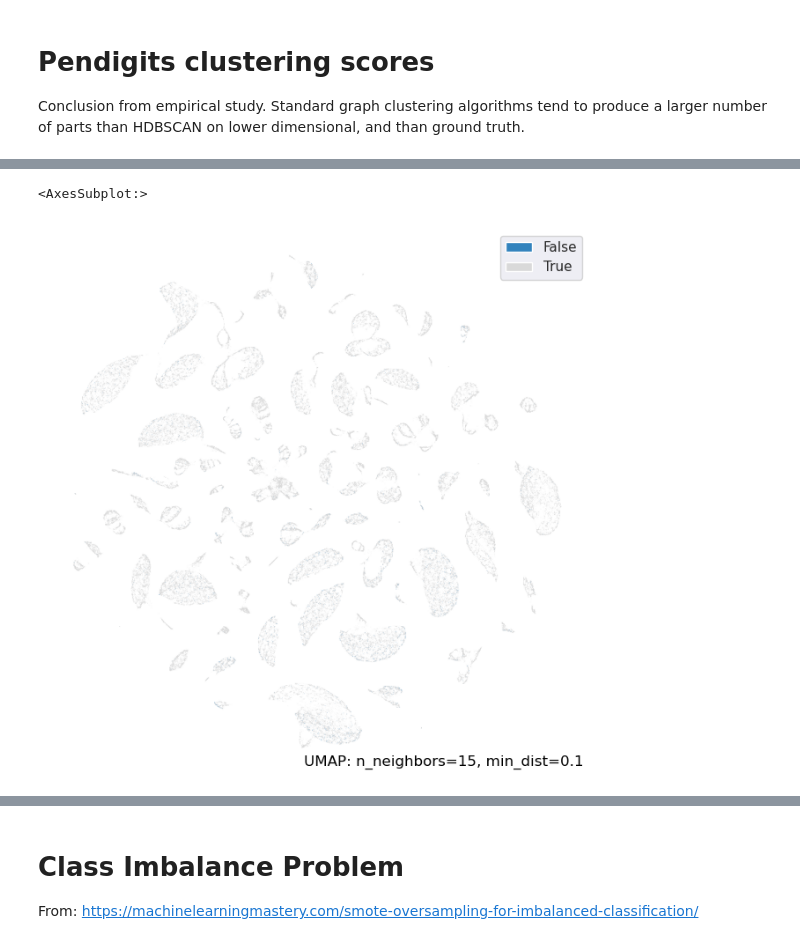
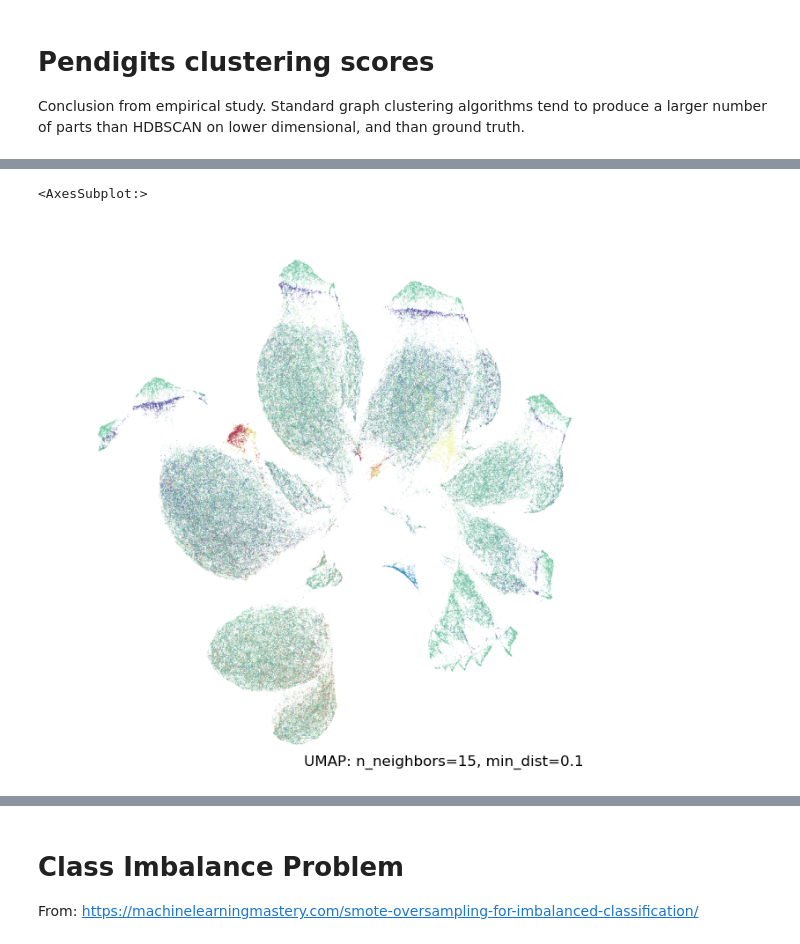
Before and after one commit to vpoulin/HighDimensionalClustering, a Jupyter notebook: notebooks/11-edge_classifier.ipynb, the cells around one changed output, grey strips where cells are left out. Saved outputs shown, nothing was run; the diff lists cells and outputs as text; code cells hidden in the pictures.

Commit message:
Edge Classifier

```diff
--- a/notebooks/11-edge_classifier.ipynb
+++ b/notebooks/11-edge_classifier.ipynb
@@ -54,15 +54,15 @@ Note: to be able to use all bipartite methods, you need to install some addition
 # %%
 def enrich_graph_edge_properties(G, vertex_high_representation=None):
 
-    G.es['umap_weight'] = G.es['weight']
+    G.es['umap_weight'] = [float(x) for x in G.es['weight']]
 
     simplices = G.cliques(min=3, max=3)
     edge_in_simplex = []
     for x in simplices:
         edge_in_simplex += G.get_eids([pair for pair in itertools.combinations(x, r=2)])
-    G.es["nb_triangles"] = 0
+    G.es["nb_triangles"] = float(0)
     for k, v in collections.Counter(edge_in_simplex).items():
-        G.es[k]["nb_triangles"] = v
+        G.es[k]["nb_triangles"] = float(v)
 
     for e in G.es:
         e['sigma_sum'] = sum([G.vs[e.target]['sigmas'],G.vs[e.source]['sigmas']])
@@ -75,7 +75,7 @@ def enrich_graph_edge_properties(G, vertex_high_representation=None):
         for v in G.vs:
             x = {e:G.es[e]['highdim_dist'] for e in G.incident(v)}
             for i,e in enumerate(sorted(x, key=x.get)):
-                G.es[e]['highdim_rank'] = i
+                G.es[e]['highdim_rank'] = float(i)
     return(G)
 # %%
 # Plotting the features using boxes
@@ -100,19 +118,19 @@ Conclusion from empirical study. Standard graph clustering algorithms tend to pr
 # %%
-def get_edge_concatures(dataset_id):
+from sklearn.preprocessing import RobustScaler
+def get_edge_features(dataset_id):
     raw_data, targets, dataset_name = get_dataset(dataset_id)
-    G = get_umap_graph(raw_data, dataset_id=dataset_id, set_op_mix_ratio=0)
+    G = get_umap_graph(raw_data, dataset_id=dataset_id, set_op_mix_ratio=1)
     G = graph_edge_class_from_labels(G, targets, attribute_name = 'internal')
 
     G = enrich_graph_edge_properties(G,
                                  vertex_high_representation=raw_data)
     edge_df = G.get_edge_dataframe()
-    eps = 0.001
-    edge_df['log_rank'] = np.log(edge_df.pop('highdim_rank')+eps)
-    edge_df['log_sigma'] = np.log(edge_df.pop('sigma_sum')+eps)
-    edge_df['log_rho'] = np.log(edge_df.pop('rho_sum')+eps)
-    edge_df['log_triangles'] = np.log(edge_df.pop('nb_triangles')+eps)
-    edge_df['dataset_id'] = dataset_id
+    edge_df['status'] = ['Internal' if x else 'External' for x in edge_df.internal ]
+    edge_df['dataset_name'] = dataset_name
     edge_df.pop('weight')
+    data_normalized = RobustScaler().fit_transform(edge_df.select_dtypes(include="float"))
+    for i, x in enumerate(edge_df.select_dtypes(include="float")):
+        edge_df[F'{x}_norm'] = data_normalized[:,i]
     return(edge_df)
 # %%
 edge_features = [get_edge_features(i) for i in range(5)]
@@ -132,5 +156,8 @@ edge_df.head(3)
 # %%
-X = edge_df[['log_triangles', 'log_sigma', 'log_rho', 'log_rank', 'umap_weight']].to_numpy()
+# X = edge_df[['log_triangles', 'log_sigma', 'log_rho', 'log_rank', 'umap_weight']].to_numpy()
+feature_names = ['nb_triangles_norm', 'sigma_sum_norm', 'rho_sum_norm', 'highdim_dist_norm', 'highdim_rank_norm', 'umap_weight_norm']
+X = edge_df[feature_names].to_numpy()
+dataset = edge_df.dataset_name.tolist()
 y = edge_df.internal.to_numpy()
 X.shape
 # %% [output]
@@ -150,0 +173,2 @@ X_2d = X_mapper.embedding_
+# %%
+new_label = np.array([str(x) for x in zip(y, dataset)])
@@ -151,6 +180,6 @@ X_2d = X_mapper.embedding_
 # %%
-umap.plot.points(X_mapper, labels=edge_df.internal, theme='green')
+umap.plot.points(X_mapper, labels=new_label, show_legend=False)
 # %% [output]
 <AxesSubplot:>
-[figure, old version]
+[figure, new version]
 # %%
```
Also changed, not shown: parts of 31 cells of this notebook.
